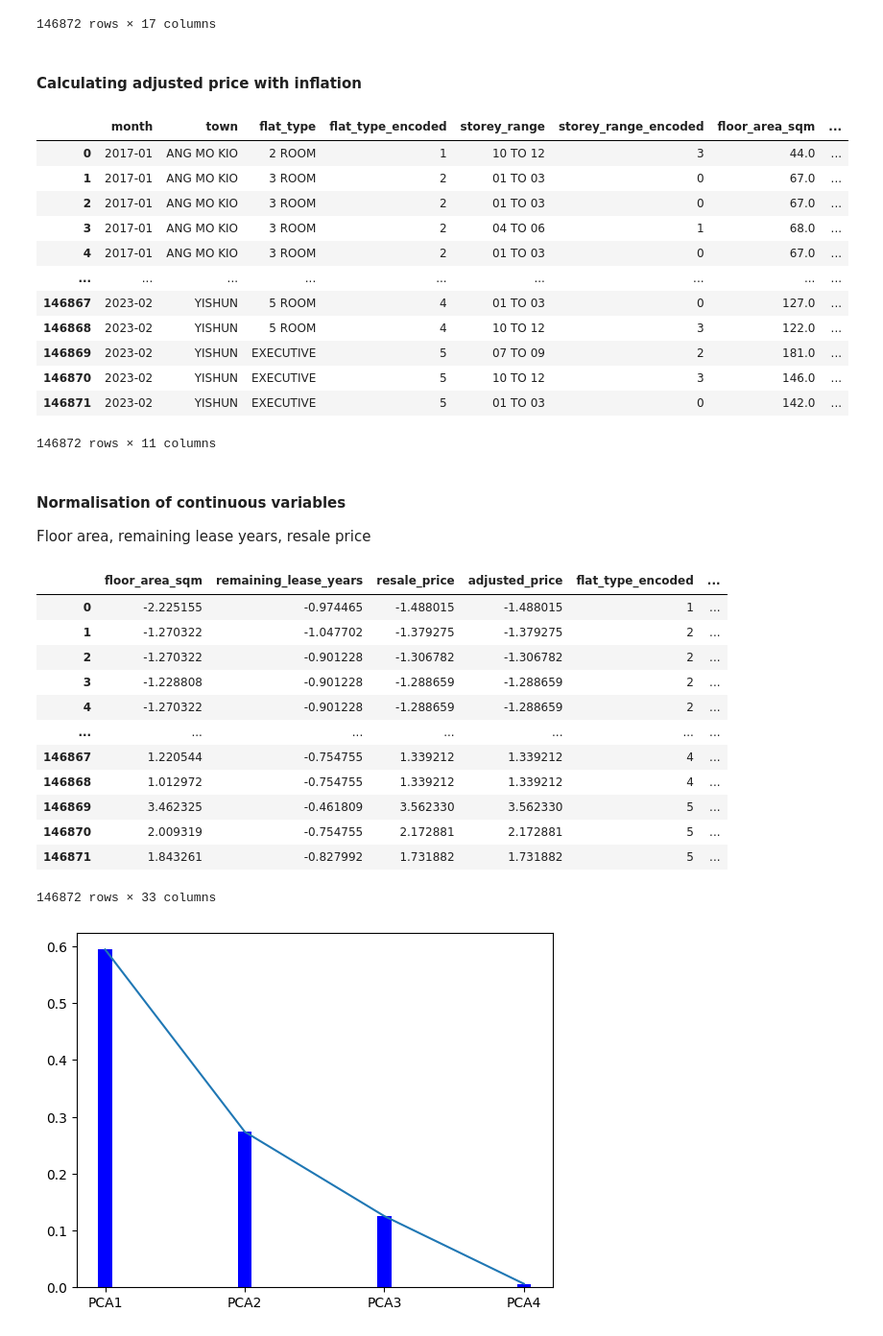
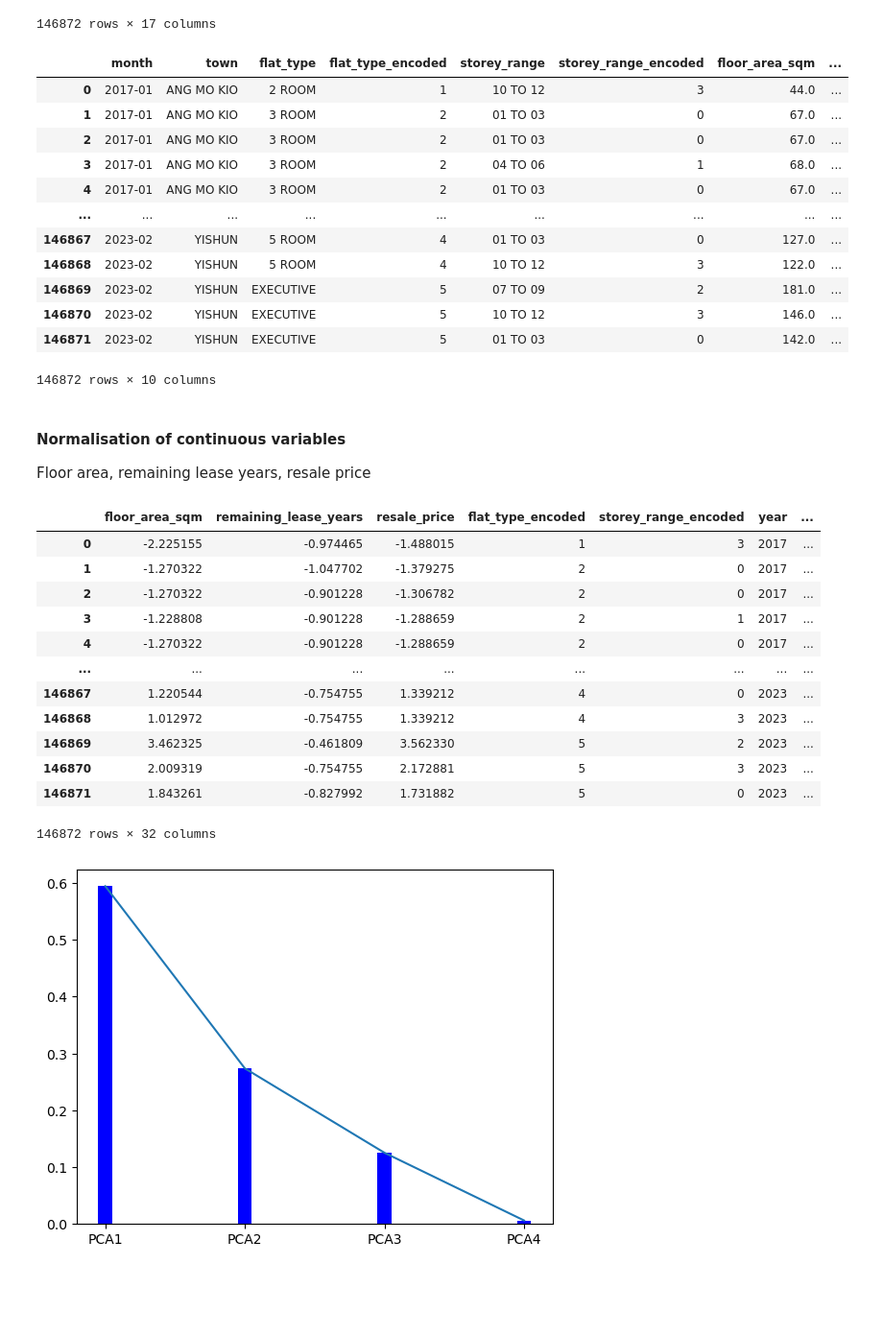
Before and after one commit to raphaelgohwx/datamining, a Jupyter notebook: LR_postcovid.ipynb, the cells around one changed output. Shown at 96% size. Saved outputs shown, nothing was run; the diff lists cells and outputs as text; code cells hidden in the pictures; blank space fills up the shorter version.

```diff
--- a/LR_postcovid.ipynb
+++ b/LR_postcovid.ipynb
@@ -123,41 +123,13 @@ df_cleaned
 | 146870 | 2023-02 | YISHUN | EXECUTIVE | 325 | YISHUN CTRL | 10 TO 12 | 146.0 | Maisonette | ... |
 | 146871 | 2023-02 | YISHUN | EXECUTIVE | 614 | YISHUN ST 61 | 01 TO 03 | 142.0 | Apartment | ... |
 146872 rows × 17 columns
-# %% [markdown]
-#### Calculating adjusted price with inflation
-# %%
-
-
-# # Add a 'year' column to df2 by converting 'month' to datetime and extracting the year
-# df_cleaned['year'] = pd.to_datetime(df_cleaned['month']).dt.year
-
-# # Merge df2 with the inflation_rate DataFrame on the 'year' column
-# # Make sure the inflation_rate DataFrame has 'Year' and 'Inflation Rate' columns
-# df_cleaned = df_cleaned.merge(inflation_rate, left_on='year', right_on='Year', how='left')
-
-
-# # Calculate the adjusted_price
-# df_cleaned['adjusted_price'] = round(df_cleaned['resale_price'] * (1 + df_cleaned['Inflation Rate'] / 100),2)
-
-# # Since we only need the adjusted_price, drop the extra columns
-# df_cleaned.drop(columns=['Year', 'Inflation Rate', 'year'], inplace=True)
-
-# # Display the df2 DataFrame
-# # print(df_cleaned)
-# # ######################
-# # calculate the price adjusted for inflation:
-# # df_cleaned['adjusted_price'] = round(df_cleaned['resale_price'] * df_cleaned['Cummulative inflation'],2)
-# df_cleaned
-
-# Comment the bottom line if not doing inflation:
-df_cleaned['adjusted_price'] = df_cleaned['resale_price']
 # %%
 # extracting features:
 df2= df_cleaned[['month','town',
                  'flat_type', 'flat_type_encoded',
                  'storey_range', 'storey_range_encoded',
                  'floor_area_sqm', 'remaining_lease_years', 'full_address','resale_price',
-                 'adjusted_price'
+
                  ]]
 df2
 # %% [output]
@@ -173,50 +145,50 @@ df2
 | 146869 | 2023-02 | YISHUN | EXECUTIVE | 5 | 07 TO 09 | 2 | 181.0 | ... |
 | 146870 | 2023-02 | YISHUN | EXECUTIVE | 5 | 10 TO 12 | 3 | 146.0 | ... |
 | 146871 | 2023-02 | YISHUN | EXECUTIVE | 5 | 01 TO 03 | 0 | 142.0 | ... |
-146872 rows × 11 columns
+146872 rows × 10 columns
 # %% [markdown]
 #### Normalisation of continuous variables
 Floor area, remaining lease years, resale price
 # %%
 # Applying one hot encoding to town:
 from sklearn.preprocessing import LabelBinarizer
 labelbinarizer = LabelBinarizer()
 x = labelbinarizer.fit_transform(df2["town"])
 encoded_df = pd.DataFrame(x, columns=labelbinarizer.classes_)
 encoded_df.head()
 
 # Normalizing numerical variables:
 from sklearn.preprocessing import StandardScaler
-columns = [ 'floor_area_sqm', 'remaining_lease_years', 'resale_price', 'adjusted_price']
+columns = [ 'floor_area_sqm', 'remaining_lease_years', 'resale_price', ]
 df2_normalized = StandardScaler().fit_transform(df2[columns])
 df2_normalized= pd.DataFrame(df2_normalized, columns = columns)
 
 df2 = df2.reset_index(drop=True)
 df2_normalized = df2_normalized.reset_index(drop=True)
 
 df2_normalized[['flat_type_encoded', 'storey_range_encoded']] = df2[['flat_type_encoded', 'storey_range_encoded']]
 df2_normalized['year'] = df2['month'].str.slice(0,4)
 df2_normalized = pd.concat([df2_normalized, encoded_df], axis=1)
 df2_normalized
 
 
 # 31 columns
 # 26 columns are one hot encoded from town
 # 145610 rows (encoded_df)
 # %% [output]
-|  | floor_area_sqm | remaining_lease_years | resale_price | adjusted_price | flat_type_encoded | ... |
-| 0 | -2.225155 | -0.974465 | -1.488015 | -1.488015 | 1 | ... |
-| 1 | -1.270322 | -1.047702 | -1.379275 | -1.379275 | 2 | ... |
-| 2 | -1.270322 | -0.901228 | -1.306782 | -1.306782 | 2 | ... |
-| 3 | -1.228808 | -0.901228 | -1.288659 | -1.288659 | 2 | ... |
-| 4 | -1.270322 | -0.901228 | -1.288659 | -1.288659 | 2 | ... |
-| ... | ... | ... | ... | ... | ... | ... |
-| 146867 | 1.220544 | -0.754755 | 1.339212 | 1.339212 | 4 | ... |
-| 146868 | 1.012972 | -0.754755 | 1.339212 | 1.339212 | 4 | ... |
-| 146869 | 3.462325 | -0.461809 | 3.562330 | 3.562330 | 5 | ... |
-| 146870 | 2.009319 | -0.754755 | 2.172881 | 2.172881 | 5 | ... |
-| 146871 | 1.843261 | -0.827992 | 1.731882 | 1.731882 | 5 | ... |
+|  | floor_area_sqm | remaining_lease_years | resale_price | flat_type_encoded | storey_range_encoded | year | ... |
+| 0 | -2.225155 | -0.974465 | -1.488015 | 1 | 3 | 2017 | ... |
+| 1 | -1.270322 | -1.047702 | -1.379275 | 2 | 0 | 2017 | ... |
+| 2 | -1.270322 | -0.901228 | -1.306782 | 2 | 0 | 2017 | ... |
+| 3 | -1.228808 | -0.901228 | -1.288659 | 2 | 1 | 2017 | ... |
+| 4 | -1.270322 | -0.901228 | -1.288659 | 2 | 0 | 2017 | ... |
+| ... | ... | ... | ... | ... | ... | ... | ... |
+| 146867 | 1.220544 | -0.754755 | 1.339212 | 4 | 0 | 2023 | ... |
+| 146868 | 1.012972 | -0.754755 | 1.339212 | 4 | 3 | 2023 | ... |
+| 146869 | 3.462325 | -0.461809 | 3.562330 | 5 | 2 | 2023 | ... |
+| 146870 | 2.009319 | -0.754755 | 2.172881 | 5 | 3 | 2023 | ... |
+| 146871 | 1.843261 | -0.827992 | 1.731882 | 5 | 0 | 2023 | ... |
-146872 rows × 33 columns
+146872 rows × 32 columns
 # %%
 # PCA
 from sklearn.decomposition import PCA
```
Also changed, not shown: parts of 18 cells of this notebook, 1 other file.
